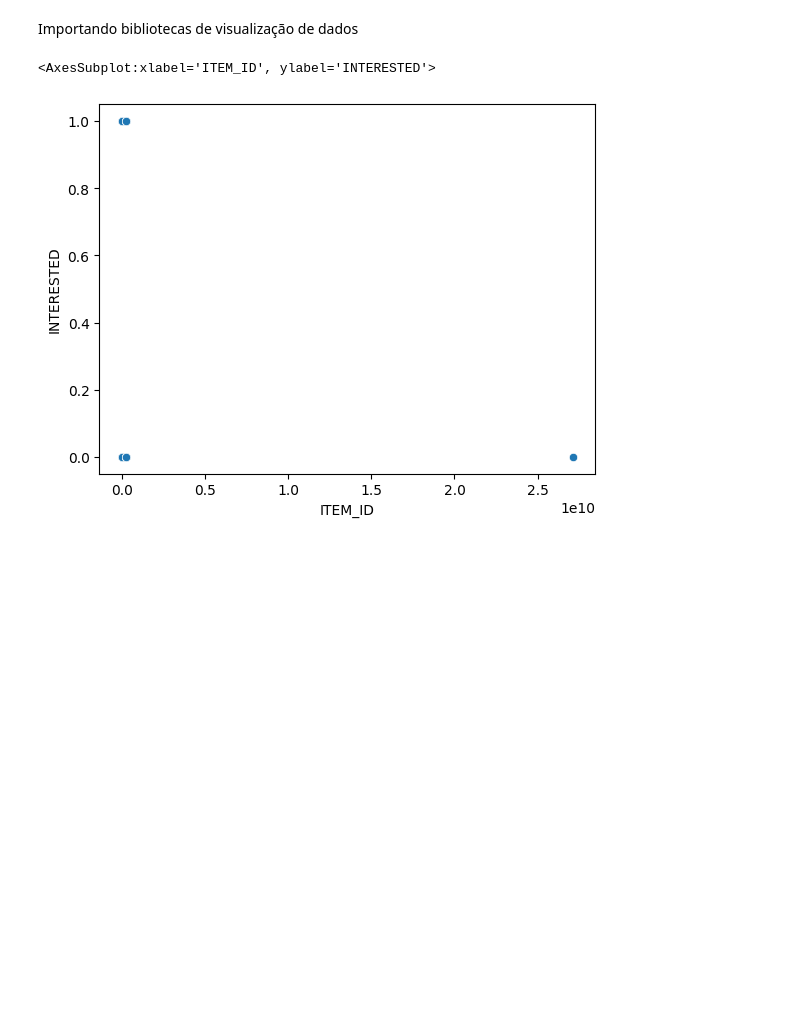
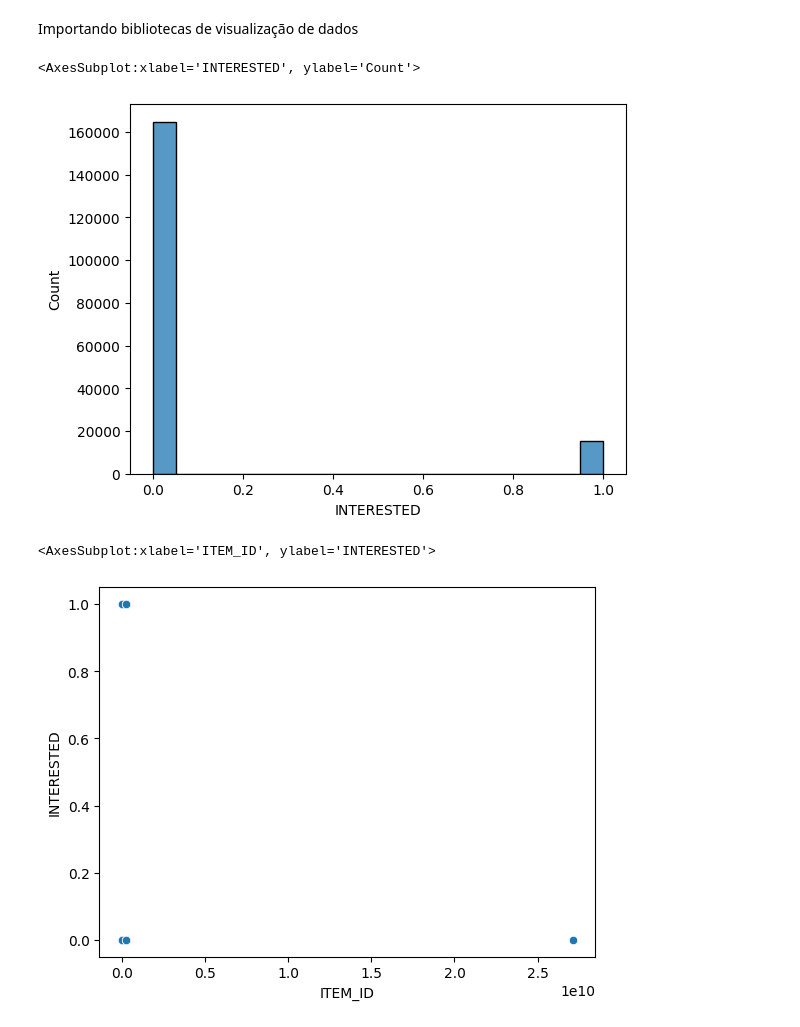
Before and after one commit to djegocoder/problema_marketplace, a Jupyter notebook: analise.ipynb, the cells around one changed output. Drawn from its saved outputs; the diff is of its cells as text; code cells hidden in the pictures; blank space fills up the shorter version.

```diff
--- a/analise.ipynb
+++ b/analise.ipynb
@@ -121,6 +122,11 @@ Importando bibliotecas de visualização de dados
 import matplotlib.pyplot as plt
 import matplotlib_inline
 import seaborn as sns
+# %%
+sns.histplot(df['INTERESTED'])
+# %% [output]
+<AxesSubplot:xlabel='INTERESTED', ylabel='Count'>
+[figure, added]
 # %%
 sns.scatterplot(x=df['ITEM_ID'],y=df['INTERESTED'])
 # %% [output]
```
Also changed, not shown: parts of 46 cells of this notebook, 2 other files.
